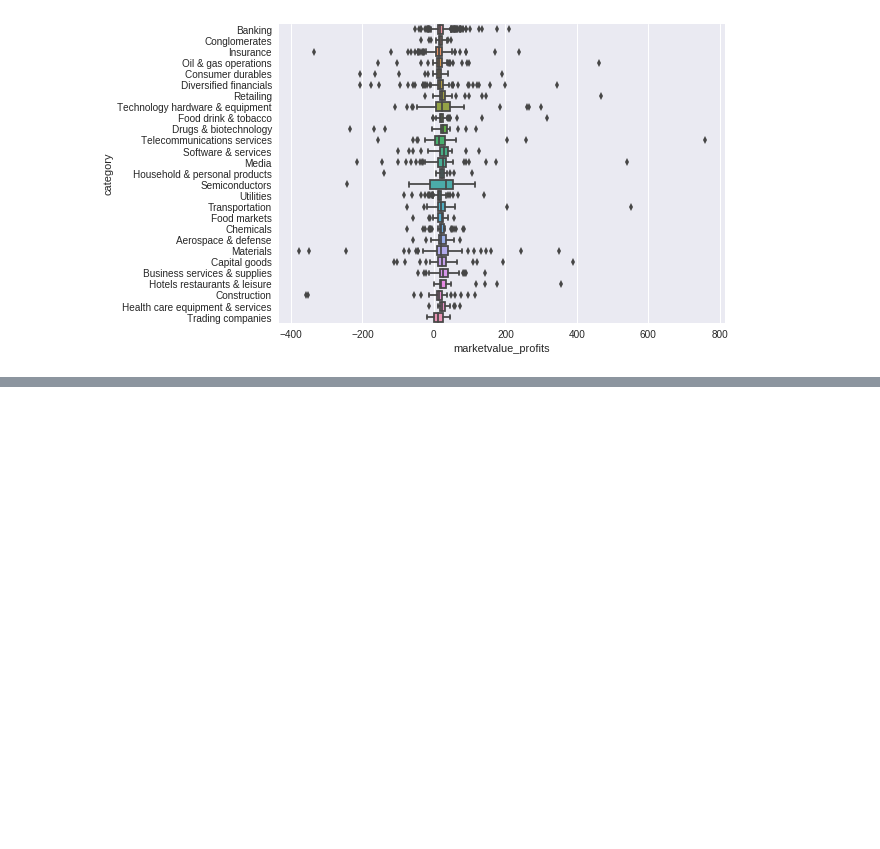
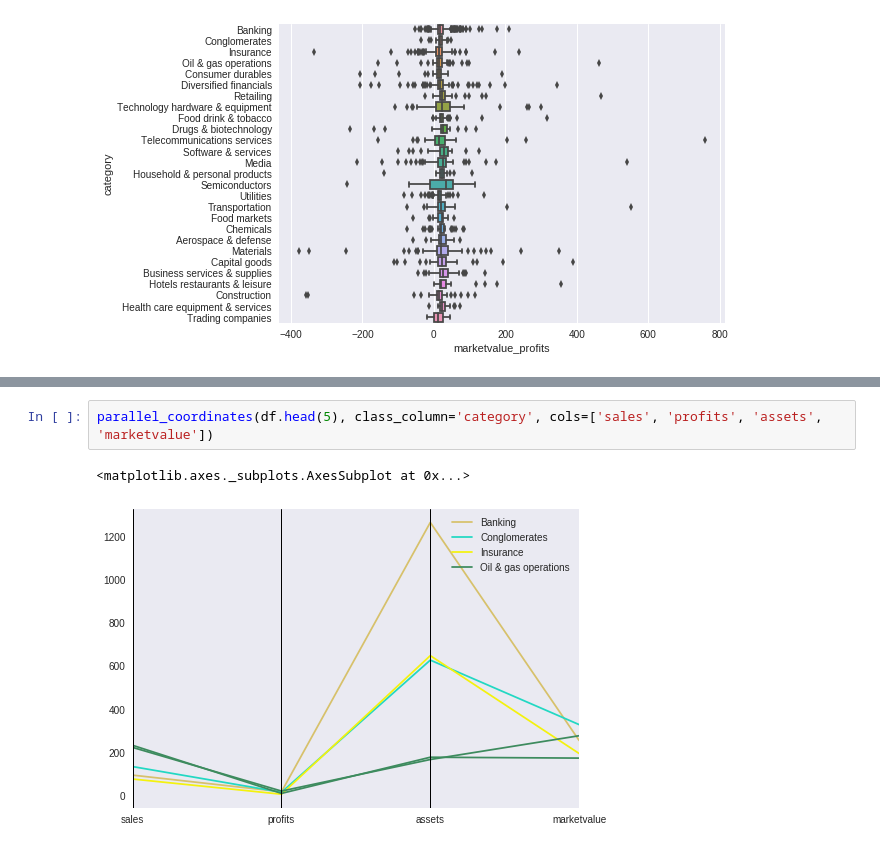
Before and after one commit to mkainula/ml-engineer, a Jupyter notebook: 02_Visualization/Assignment.ipynb, the cells around one changed output, grey strips where cells are left out. Saved outputs shown, nothing was run; the diff lists cells and outputs as text; blank space fills up the shorter version.

```diff
--- a/02_Visualization/Assignment.ipynb
+++ b/02_Visualization/Assignment.ipynb
@@ -35,0 +45,5 @@ sns.boxplot(y='category', x='marketvalue_profits', data=df)
+# %%
+parallel_coordinates(df.head(5), class_column='category', cols=['sales', 'profits', 'assets', 'marketvalue'])
+# %% [output]
+<matplotlib.axes._subplots.AxesSubplot at 0x...>
+[figure, added]
```
Also changed, not shown: parts of 3 cells of this notebook.
